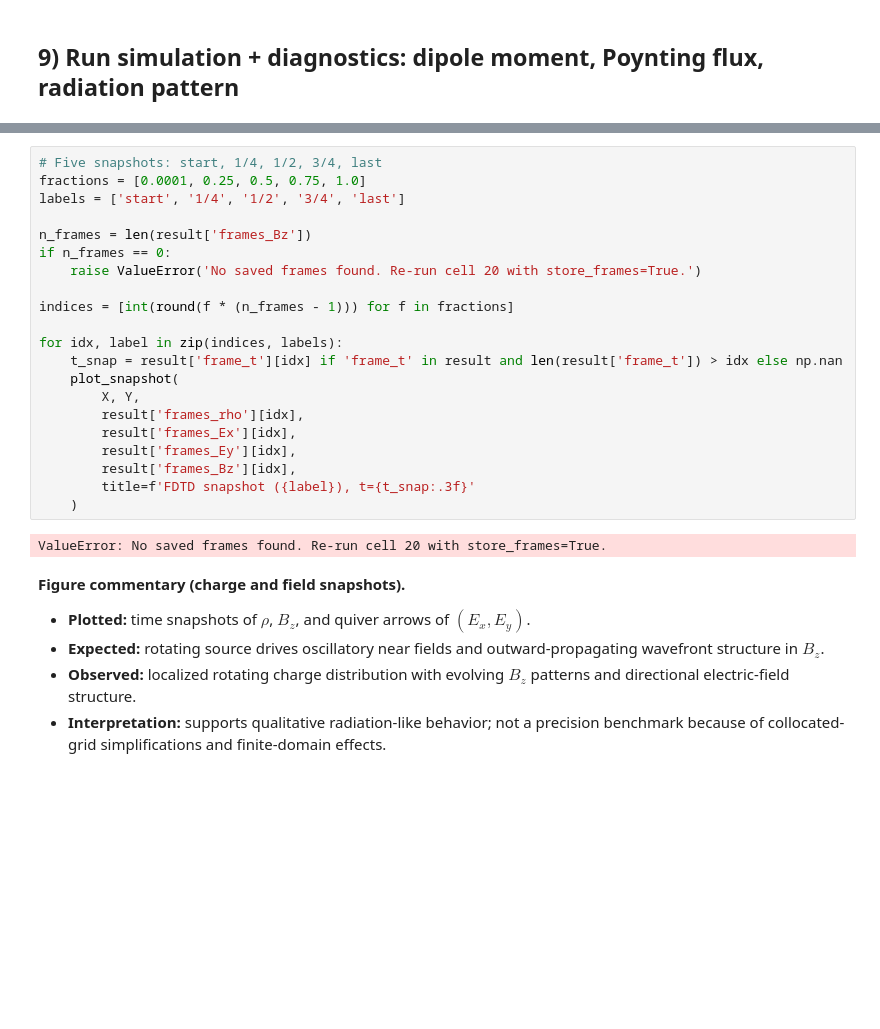
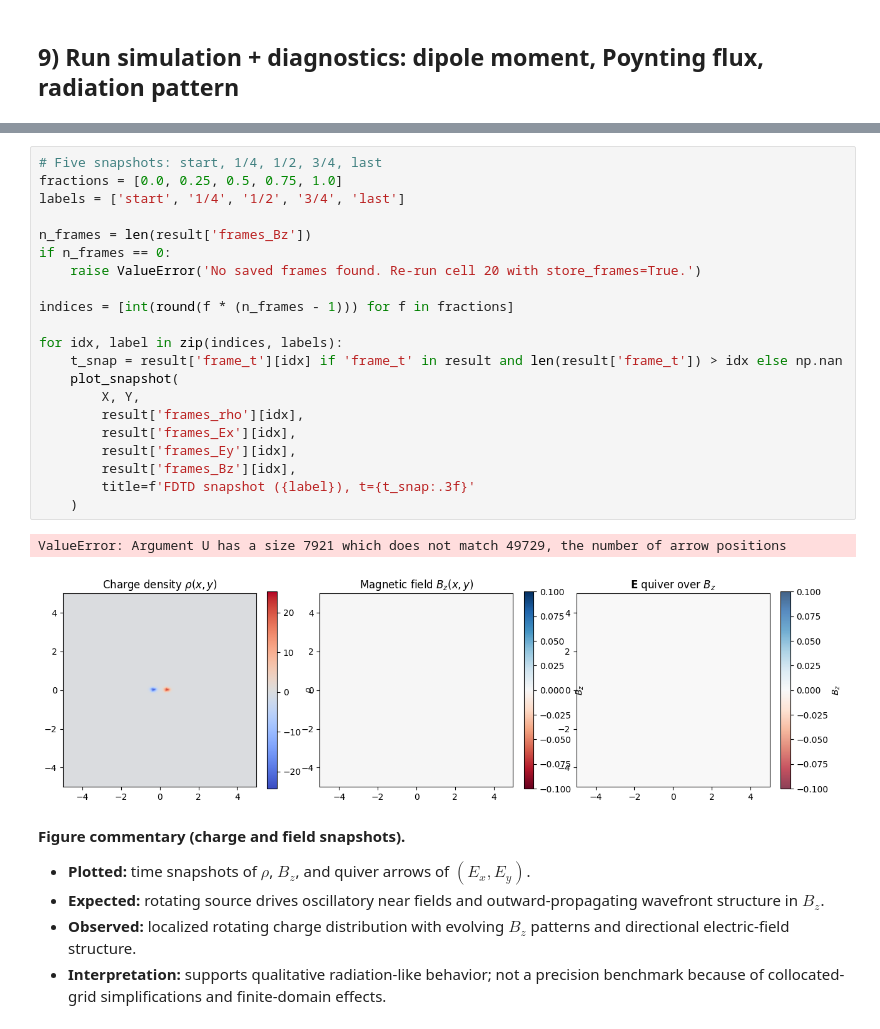
Before and after one commit to joshuaclavecillas/computational-physics, a Jupyter notebook: rotating_amorphous_dipole_fdtd_final_project_take3.ipynb, the cells around one changed output, grey strips where cells are left out. Drawn from its saved outputs; the diff is of its cells as text; blank space fills up the shorter version.

```diff
--- a/rotating_amorphous_dipole_fdtd_final_project_take3.ipynb
+++ b/rotating_amorphous_dipole_fdtd_final_project_take3.ipynb
@@ -549,26 +492,27 @@ Compile/runtime elapsed: 1341.00 s
 # %%
 # Five snapshots: start, 1/4, 1/2, 3/4, last
-fractions = [0.0001, 0.25, 0.5, 0.75, 1.0]
+fractions = [0.0, 0.25, 0.5, 0.75, 1.0]
 labels = ['start', '1/4', '1/2', '3/4', 'last']
 
 n_frames = len(result['frames_Bz'])
 if n_frames == 0:
     raise ValueError('No saved frames found. Re-run cell 20 with store_frames=True.')
 
 indices = [int(round(f * (n_frames - 1))) for f in fractions]
 
 for idx, label in zip(indices, labels):
     t_snap = result['frame_t'][idx] if 'frame_t' in result and len(result['frame_t']) > idx else np.nan
     plot_snapshot(
         X, Y,
         result['frames_rho'][idx],
         result['frames_Ex'][idx],
         result['frames_Ey'][idx],
         result['frames_Bz'][idx],
         title=f'FDTD snapshot ({label}), t={t_snap:.3f}'
     )
 # %% [output]
-ValueError: No saved frames found. Re-run cell 20 with store_frames=True.
+ValueError: Argument U has a size 7921 which does not match 49729, the number of arrow positions
+[figure, added]
 # %% [markdown]
 **Figure commentary (charge and field snapshots).**
 - **Plotted:** time snapshots of $\rho$, $B_z$, and quiver arrows of $(E_x,E_y)$.
```
Also changed, not shown: parts of 15 cells of this notebook.
